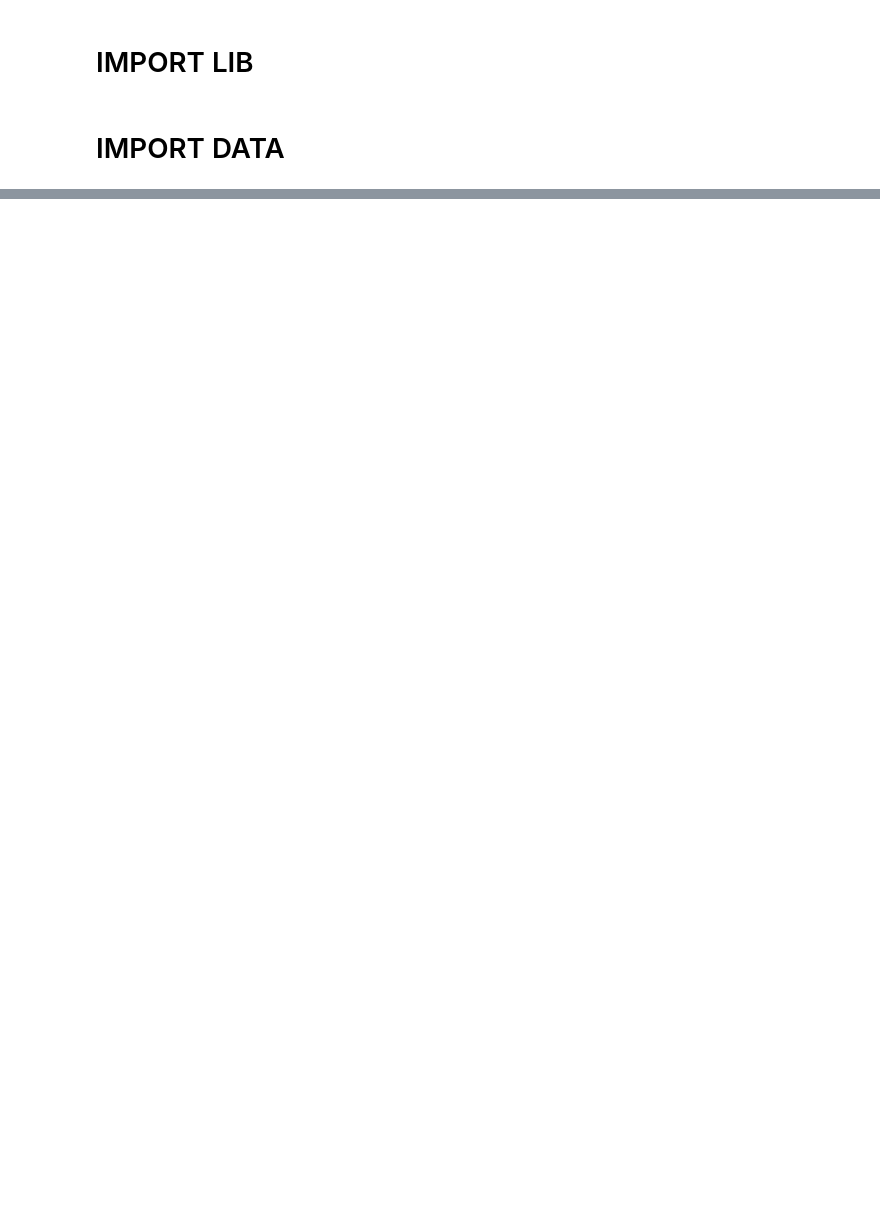
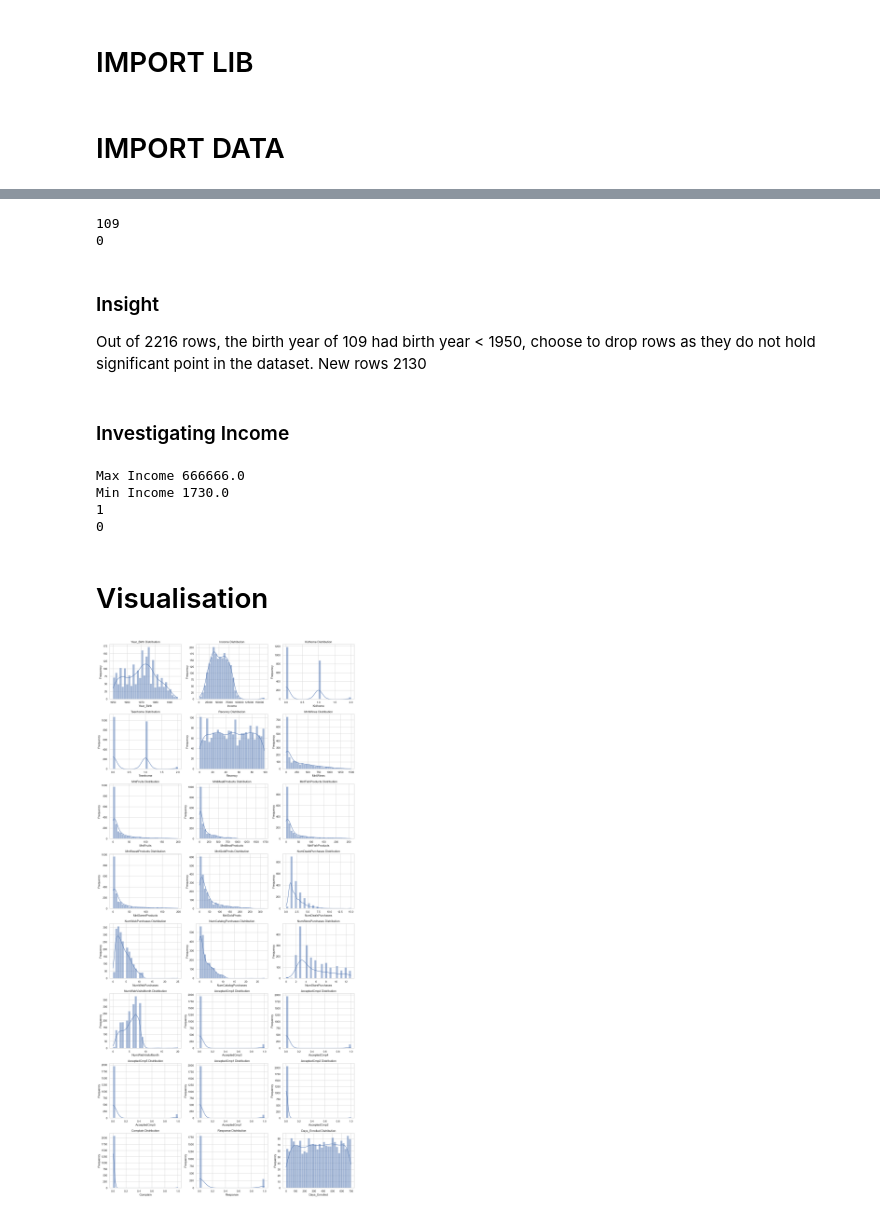
Before and after one commit to Eddythemachine/coursera_unsupervised_learning, a Jupyter notebook: notebook/kmeans_practice.ipynb, the cells around one changed output, grey strips where cells are left out. Drawn from its saved outputs; the diff is of its cells as text; code cells hidden in the pictures; blank space fills up the shorter version.

```diff
--- a/notebook/kmeans_practice.ipynb
+++ b/notebook/kmeans_practice.ipynb
@@ -16,0 +460,70 @@ FileNotFoundError: [Errno 2] No such file or directory: '../input/customer-perso
+# %%
+# Dropping Birth before 1950
+print(df.loc[df["Year_Birth"] < 1950, "Year_Birth"].value_counts().sum())
+df = df.loc[df["Year_Birth"] >= 1950].reset_index(drop=True)
+print(df.loc[df["Year_Birth"] < 1950, "Year_Birth"].value_counts().sum())
+# %% [output]
+109
+0
+# %% [markdown]
+### Insight
+Out of 2216 rows, the birth year of 109 had birth year < 1950, choose to drop rows as they do not hold significant point in the dataset. New rows 2130
+# %% [markdown]
+### Investigating Income
+# %%
+print(f"Max Income", df["Income"].max())
+print(f"Min Income", df["Income"].min())
+print(df.loc[df["Income"] > 660000, "Income"].value_counts().sum())
+# Dropping Income greater than 660000
+df = df.loc[df["Income"] <= 660000].reset_index(drop=True)
+# Verifying
+print(df.loc[df["Income"] > 660000, "Income"].value_counts().sum())
+# %% [output]
+Max Income 666666.0
+Min Income 1730.0
+1
+0
+# %% [markdown]
+# Visualisation
+# %%
+import math
+
+def plot_hist_kde_grid(
+    df,
+    columns,
+    n_cols=3,
+    bins=30,
+    figsize_per_plot=(5, 4),
+    theme="whitegrid"
+):
+
+    sns.set_theme(style=theme)
+
+    n_rows = math.ceil(len(columns) / n_cols)
+    fig_width = figsize_per_plot[0] * n_cols
+    fig_height = figsize_per_plot[1] * n_rows
+
+    fig, axes = plt.subplots(n_rows, n_cols, figsize=(fig_width, fig_height))
+    axes = axes.flatten()  # makes indexing easy
+
+    for i, col in enumerate(columns):
+        sns.histplot(
+            df[col],
+            bins=bins,
+            kde=True,
+            ax=axes[i]
+        )
+        axes[i].set_title(f"{col} Distribution")
+        axes[i].set_xlabel(col)
+        axes[i].set_ylabel("Frequency")
+
+    # Remove empty subplots
+    for j in range(i + 1, len(axes)):
+        fig.delaxes(axes[j])
+
+    plt.tight_layout()
+    plt.show()
+# %%
+plot_hist_kde_grid(df, num_col, n_cols=3)
+# %% [output]
+[figure, added]
```
Also changed, not shown: parts of 55 cells of this notebook, 4 other files.
